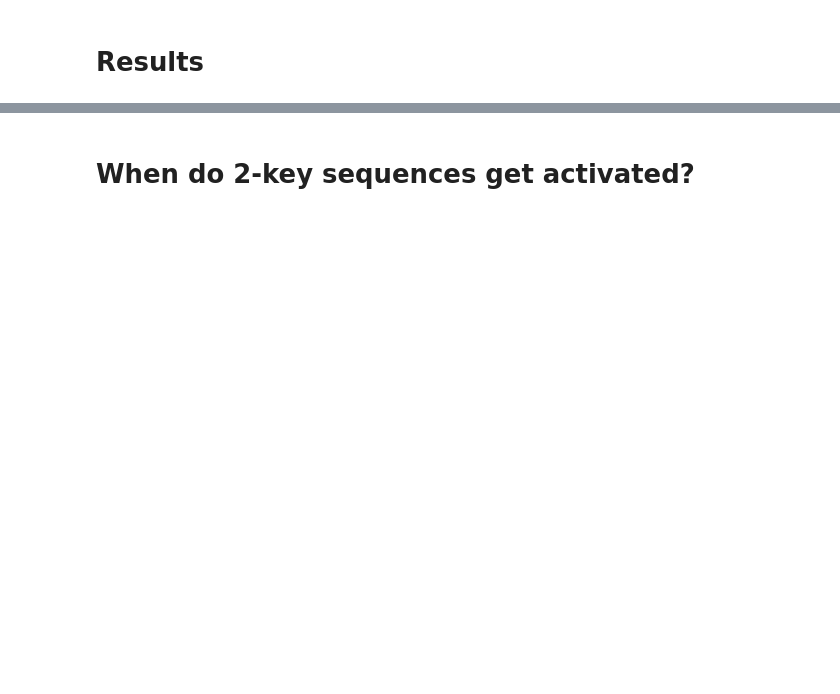
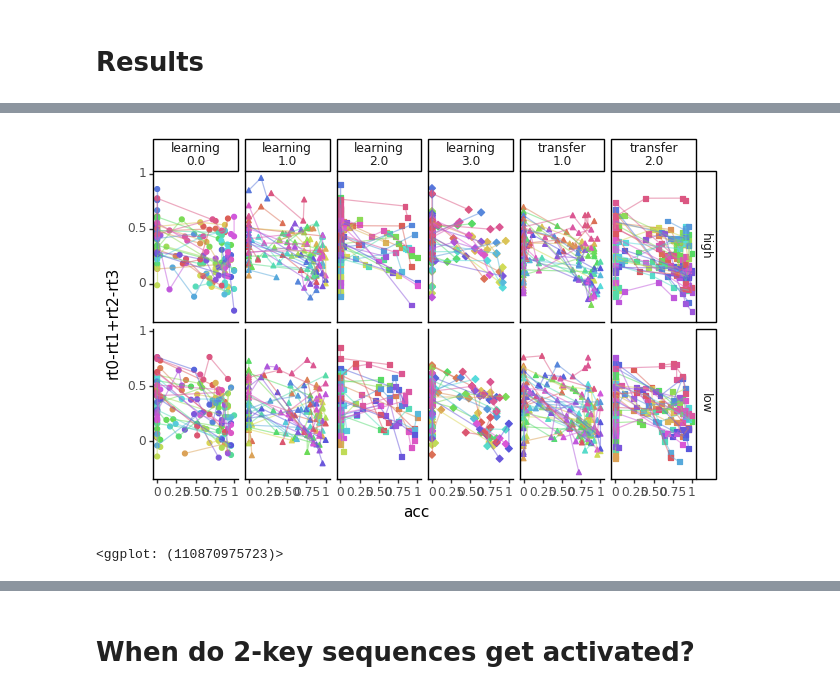
Before and after one commit to MariaEckstein/CHaRLy, a Jupyter notebook: CHaRLy_AmyData2-1.01RtPatterns.ipynb, the cells around one changed output, grey strips where cells are left out. Drawn from its saved outputs; the diff is of its cells as text; code cells hidden in the pictures; blank space fills up the shorter version.

```diff
--- a/CHaRLy_AmyData2-1.01RtPatterns.ipynb
+++ b/CHaRLy_AmyData2-1.01RtPatterns.ipynb
@@ -148,0 +358,16 @@ g
+# %%
+subj_dat = all_data_w.groupby(['sid', 'trial_type', 'phase', 'block', 'goal_star']).aggregate('mean').reset_index()
+
+gg.options.figure_size = (7, 4)
+g = (gg.ggplot(subj_dat, gg.aes('acc', 'rt0-rt1+rt2-rt3', color='factor(sid)', shape='factor(goal_star)'))
+     + gg.geom_point()
+     + gg.geom_line(alpha=0.5)
+#      + gg.geom_smooth(gg.aes(group=1))
+     + gg.theme(legend_position='none')
+     + gg.facet_grid('phase ~ trial_type + goal_star')
+    )
+print(g)
+g.save(os.path.join(plot_dir, '101_RtzzlowOverAcc.png'))
+# %% [output]
+[figure, added]
+<ggplot: (110870975723)>
```
Also changed, not shown: parts of 59 cells of this notebook, 10 other files.
